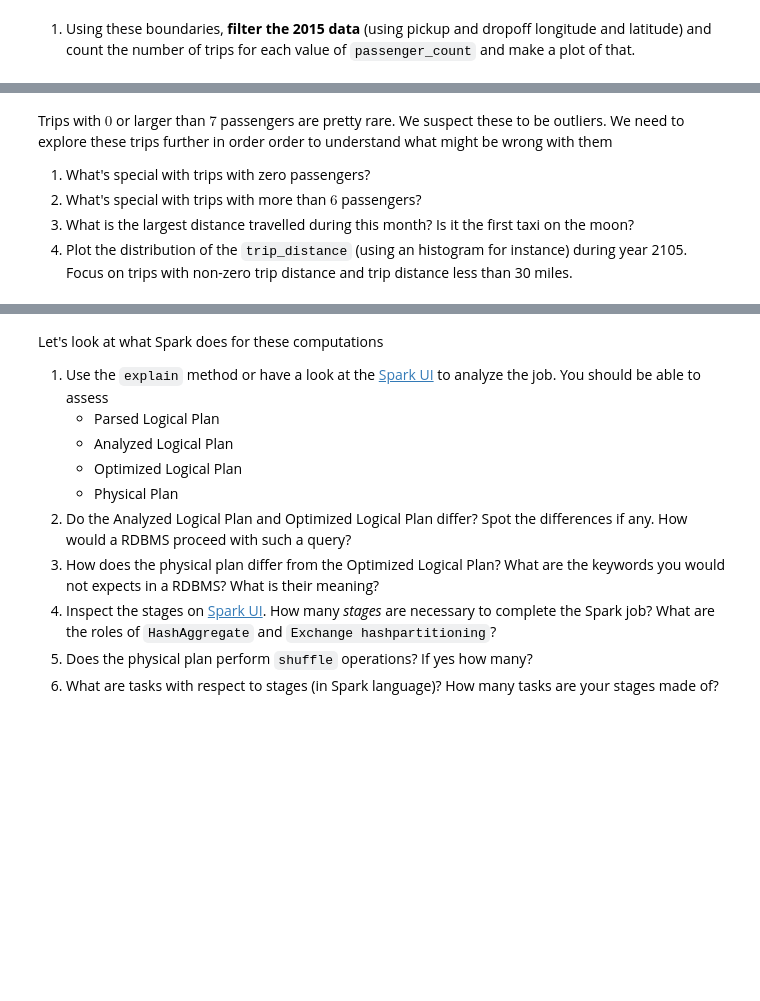
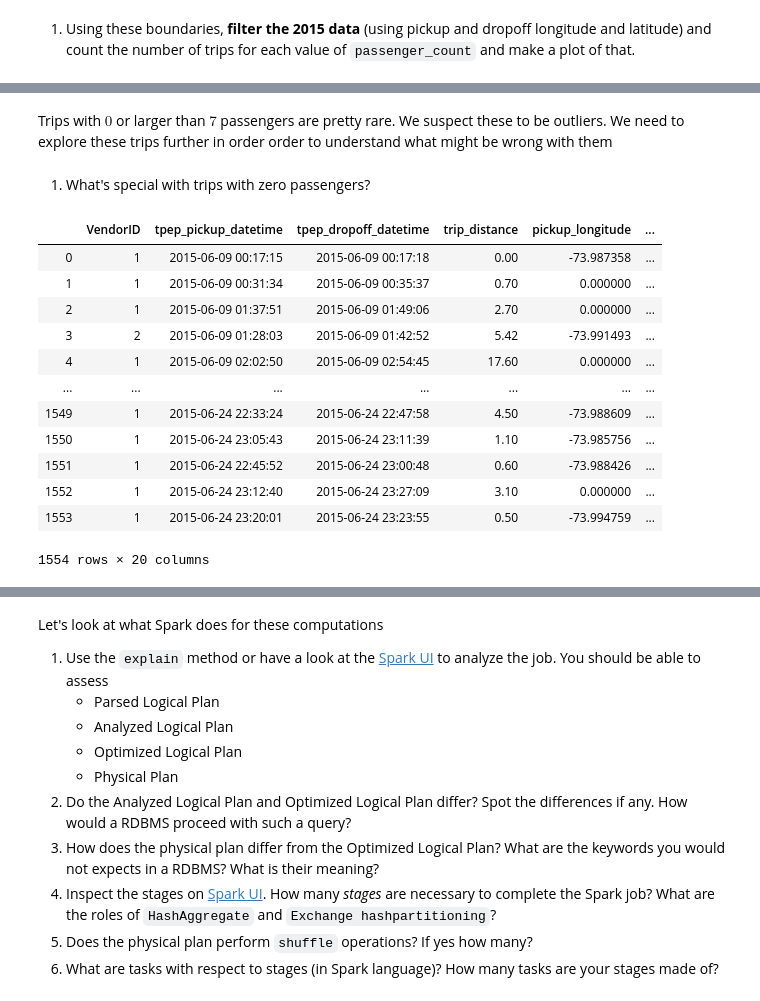
Before and after one commit to JLechuga94/BigData_1, a Jupyter notebook: homework03.ipynb, the cells around one changed output, grey strips where cells are left out. Drawn from its saved outputs; the diff is of its cells as text; code cells hidden in the pictures; blank space fills up the shorter version.

```diff
--- a/homework03.ipynb
+++ b/homework03.ipynb
@@ -536,8 +557,24 @@ Trips with $0$ or larger than $7$ passengers are pretty rare.
 We suspect these to be outliers.
 We need to explore these trips further in order order to understand what might be wrong
 with them
-
-1. What's special with trips with zero passengers?
-1. What's special with trips with more than $6$ passengers?
-1. What is the largest distance travelled during this month? Is it the first taxi on the moon?
-1. Plot the distribution of the `trip_distance` (using an histogram for instance) during year 2105. Focus on trips with non-zero trip distance and trip distance less than 30 miles.
+# %%
+zero_passenger_df = df_2015_June.where("passenger_count = 0").toPandas()
+plus6_passenger_df = df_2015_June.where("passenger_count > 6").toPandas()
+# %% [markdown]
+1. What's special with trips with zero passengers?
+# %%
+zero_passenger_df
+# %% [output]
+|  | VendorID | tpep_pickup_datetime | tpep_dropoff_datetime | trip_distance | pickup_longitude | ... |
+| 0 | 1 | 2015-06-09 00:17:15 | 2015-06-09 00:17:18 | 0.00 | -73.987358 | ... |
+| 1 | 1 | 2015-06-09 00:31:34 | 2015-06-09 00:35:37 | 0.70 | 0.000000 | ... |
+| 2 | 1 | 2015-06-09 01:37:51 | 2015-06-09 01:49:06 | 2.70 | 0.000000 | ... |
+| 3 | 2 | 2015-06-09 01:28:03 | 2015-06-09 01:42:52 | 5.42 | -73.991493 | ... |
+| 4 | 1 | 2015-06-09 02:02:50 | 2015-06-09 02:54:45 | 17.60 | 0.000000 | ... |
+| ... | ... | ... | ... | ... | ... | ... |
+| 1549 | 1 | 2015-06-24 22:33:24 | 2015-06-24 22:47:58 | 4.50 | -73.988609 | ... |
+| 1550 | 1 | 2015-06-24 23:05:43 | 2015-06-24 23:11:39 | 1.10 | -73.985756 | ... |
+| 1551 | 1 | 2015-06-24 22:45:52 | 2015-06-24 23:00:48 | 0.60 | -73.988426 | ... |
+| 1552 | 1 | 2015-06-24 23:12:40 | 2015-06-24 23:27:09 | 3.10 | 0.000000 | ... |
+| 1553 | 1 | 2015-06-24 23:20:01 | 2015-06-24 23:23:55 | 0.50 | -73.994759 | ... |
+1554 rows × 20 columns
```
Also changed, not shown: parts of 13 cells of this notebook.
